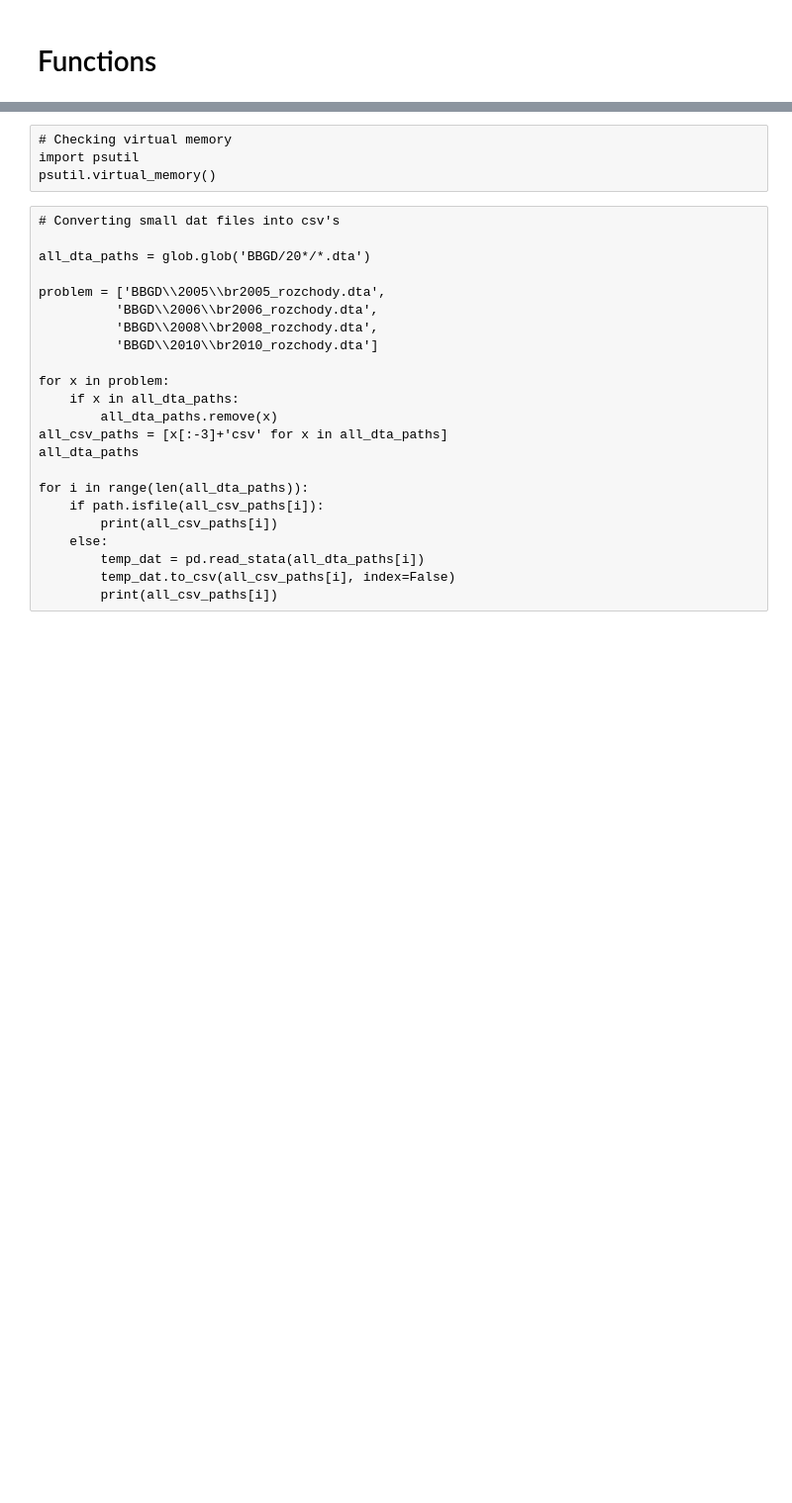
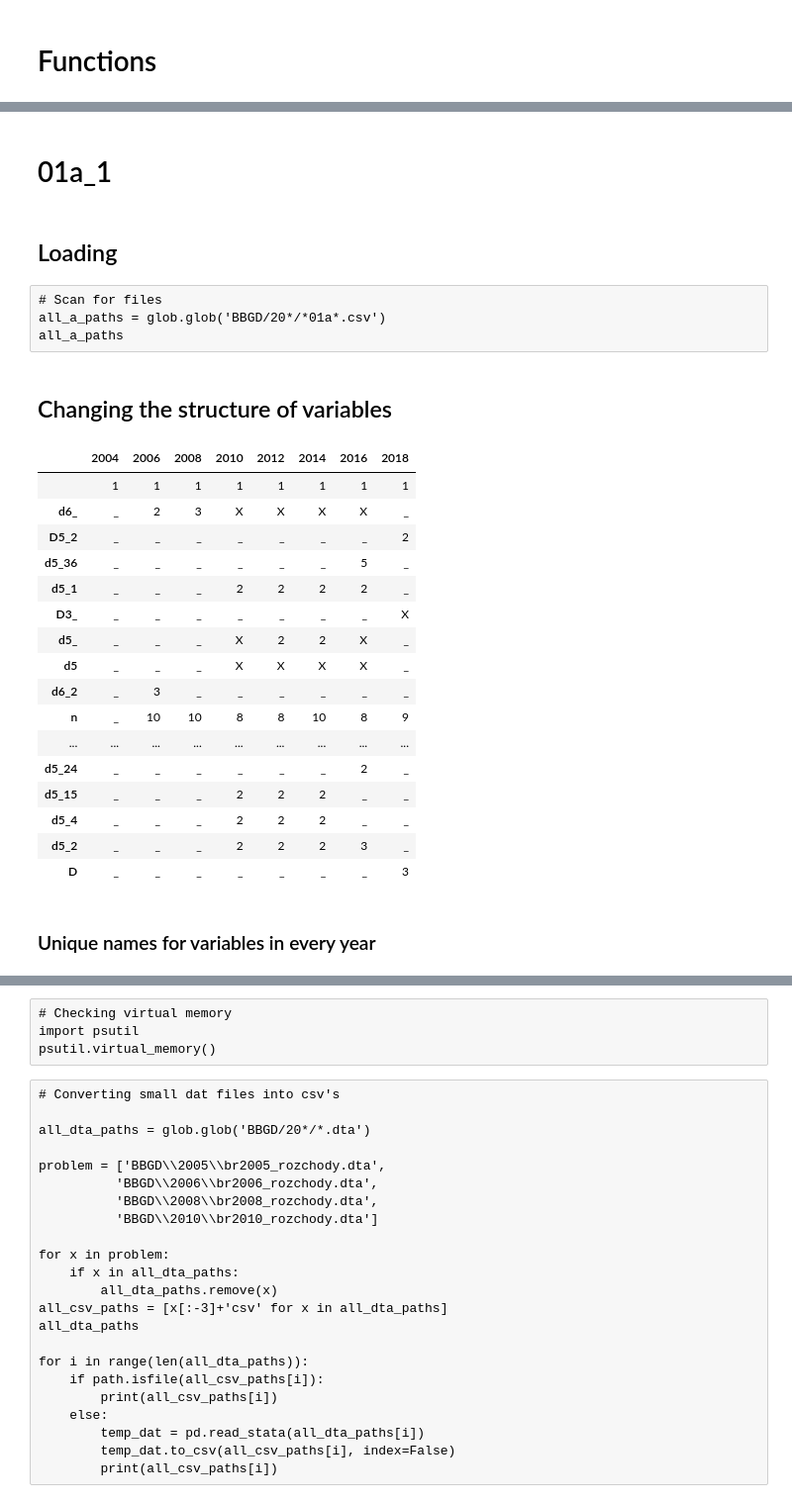
Before and after one commit to Awersang/BBGD, a Jupyter notebook: 20.07.01 BBGD Data preparation.ipynb, the cells around one changed output, grey strips where cells are left out. Shown at 99% size. Drawn from its saved outputs; the diff is of its cells as text; code cells hidden in the pictures; blank space fills up the shorter version.

```diff
--- a/20.07.01 BBGD Data preparation.ipynb
+++ b/20.07.01 BBGD Data preparation.ipynb
@@ -32,0 +332,79 @@ def show_wide(output):
+# %% [markdown]
+# 01a_1
+# %% [markdown]
+## Loading
+# %% [raw]
+# Scan for files
+all_a_paths = glob.glob('BBGD/20*/*01a*.csv')
+all_a_paths
+# %%
+a04 = pd.read_csv('BBGD\\2004\\br2004_01a_1.csv')
+a06 = pd.read_csv('BBGD\\2006\\br2006_01a_1.csv')
+a08 = pd.read_csv('BBGD\\2008\\br2008_01a_1.csv')
+a10 = pd.read_csv('BBGD\\2010\\br2010_01a_1.csv')
+a12 = pd.read_csv('BBGD\\2012\\br2012_01a_1.csv')
+a14 = pd.read_csv('BBGD\\2014\\br2014_01a_1.csv')
+a16 = pd.read_csv('BBGD\\2016\\br2016_01a_1.csv')
+# joining 1b to 2018 data
+a18 = pd.read_csv('BBGD\\2018\\br2018_01a_1.csv')
+b18 = pd.read_csv('BBGD\\2018\\br2018_01b.csv')
+b18.drop(columns=['rok','woj', 'mc'], inplace=True)
+a18 = a18.merge(b18, how='left', left_on='NRG_LP', right_on='NRG_LP')
+
+ats = [a04,a06,a08,a10,a12,a14,a16,a18]
+
+year_labels = range(2004, 2019, 2)
+# %% [markdown]
+## Changing the structure of variables
+# %%
+# _ - variable missing
+# X - continuous variable
+# N - number of dscrete values
+
+cutoff=30
+
+all_var = set()
+for i in range(len(ats)):
+    all_var.update(set(ats[i].columns))
+all_var = set([v[:-3] for v in all_var])
+
+collector = []
+for i in range(len(ats)):
+    a = ats[i]
+    as_col =[]
+    for col in all_var:
+        trunk_col = [v[:-3] for v in a.columns]
+        if col in trunk_col:
+            index = trunk_col.index(col)
+            unique = a[a.columns[index]].unique()
+            nr_u = len(unique)
+            if nr_u < cutoff:
+                as_col.append(nr_u)
+            else:
+                as_col.append('X')
+        else:
+            as_col.append('_')
+    collector.append(as_col)
+overview = pd.DataFrame(collector, columns = all_var, index = year_labels).T
+
+show_all(overview)
+# %% [output]
+|  | 2004 | 2006 | 2008 | 2010 | 2012 | 2014 | 2016 | 2018 |
+|  | 1 | 1 | 1 | 1 | 1 | 1 | 1 | 1 |
+| d6_ | _ | 2 | 3 | X | X | X | X | _ |
+| D5_2 | _ | _ | _ | _ | _ | _ | _ | 2 |
+| d5_36 | _ | _ | _ | _ | _ | _ | 5 | _ |
+| d5_1 | _ | _ | _ | 2 | 2 | 2 | 2 | _ |
+| D3_ | _ | _ | _ | _ | _ | _ | _ | X |
+| d5_ | _ | _ | _ | X | 2 | 2 | X | _ |
+| d5 | _ | _ | _ | X | X | X | X | _ |
+| d6_2 | _ | 3 | _ | _ | _ | _ | _ | _ |
+| n | _ | 10 | 10 | 8 | 8 | 10 | 8 | 9 |
+| ... | ... | ... | ... | ... | ... | ... | ... | ... |
+| d5_24 | _ | _ | _ | _ | _ | _ | 2 | _ |
+| d5_15 | _ | _ | _ | 2 | 2 | 2 | _ | _ |
+| d5_4 | _ | _ | _ | 2 | 2 | 2 | _ | _ |
+| d5_2 | _ | _ | _ | 2 | 2 | 2 | 3 | _ |
+| D | _ | _ | _ | _ | _ | _ | _ | 3 |
+# %% [markdown]
+### Unique names for variables in every year
```
Also changed, not shown: parts of 60 cells of this notebook.
